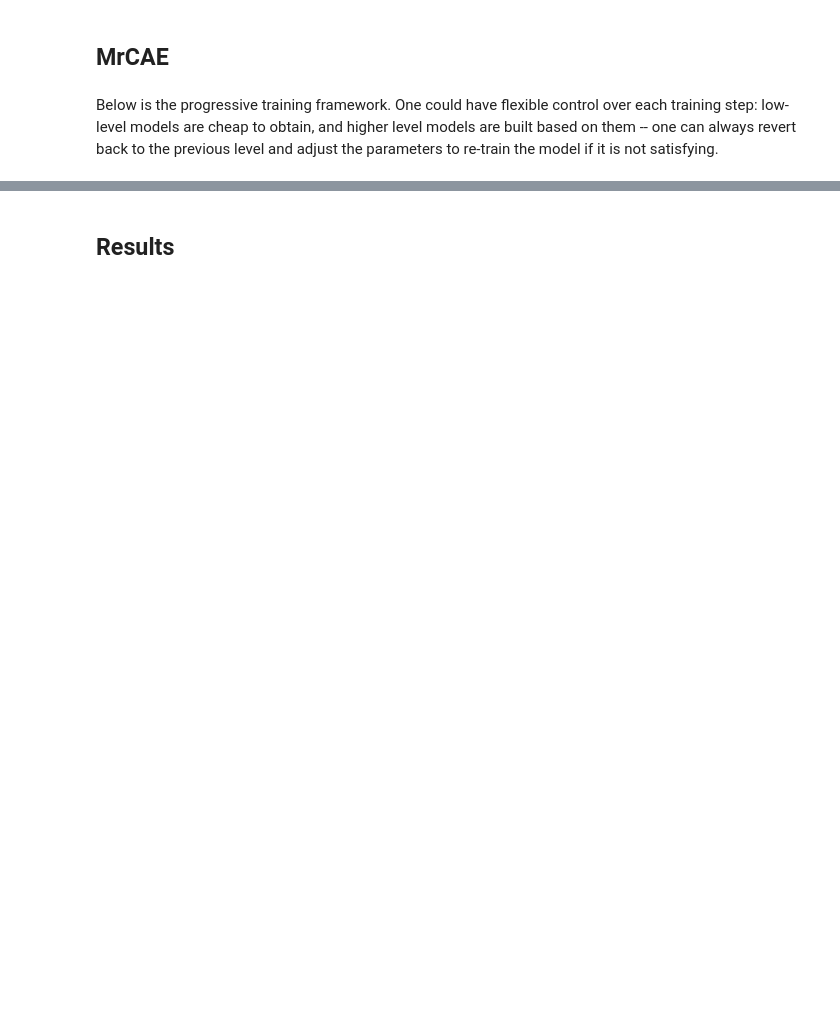
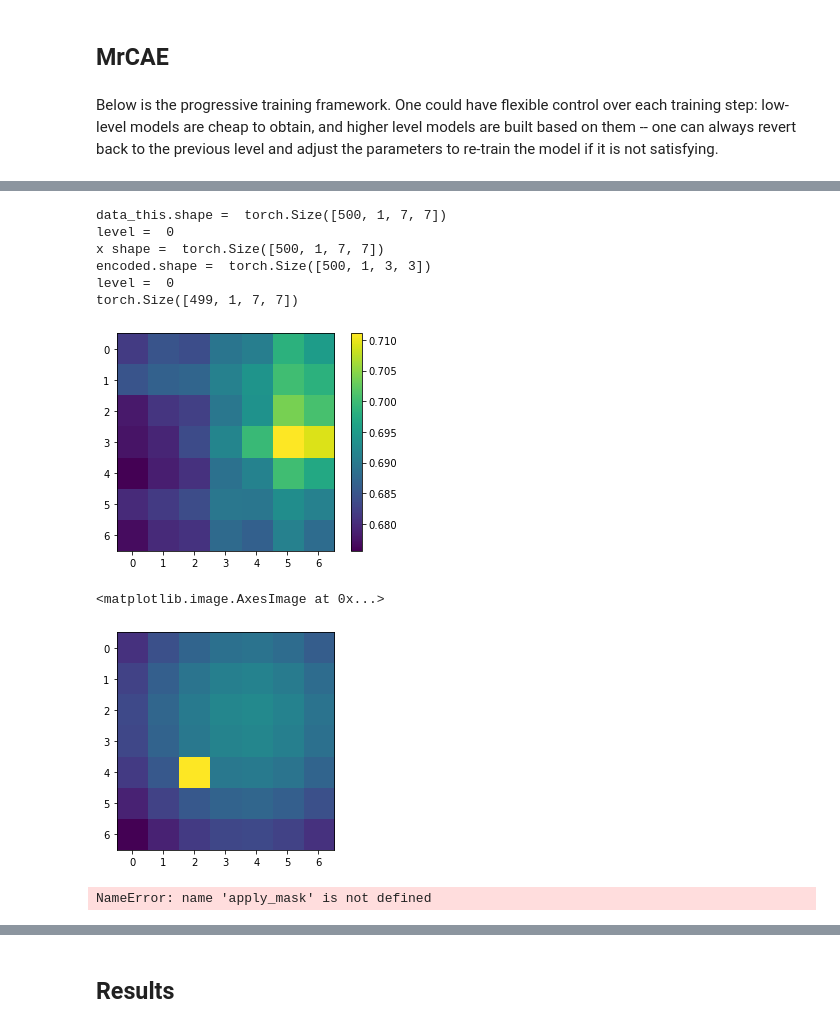
Before and after one commit to KatieJ16/Time_Space_multiscale, a Jupyter notebook: MrCAE/scripts/MrCAE_toy1-Copy1.ipynb, the cells around one changed output, grey strips where cells are left out. Drawn from its saved outputs; the diff is of its cells as text; code cells hidden in the pictures; blank space fills up the shorter version.

```diff
--- a/MrCAE/scripts/MrCAE_toy1-Copy1.ipynb
+++ b/MrCAE/scripts/MrCAE_toy1-Copy1.ipynb
@@ -79,0 +183,30 @@ if Training:
+# %%
+data_this = obtain_data_at_current_level(data, 0,5)
+print("data_this.shape = ", data_this.shape)
+predicted = model.predict_in_middle(data_this, 0)
+print(predicted.shape)
+plt.imshow(predicted[0,0].detach().numpy())
+plt.colorbar()
+plt.show()
+
+plt.imshow(data_this[1,0])
+
+# mse = np.mean(((data_this - decoded)**2).detach().numpy(), axis=(1,2,3))
+
+# print(mse.shape)
+# plt.semilogy(mse)
+
+# mse = np.mean(((data_this[1:] - predicted)**2).detach().numpy(), axis=(1,2,3))
+
+# print(mse.shape)
+# plt.semilogy(mse)
+# %% [output]
+data_this.shape =  torch.Size([500, 1, 7, 7])
+level =  0
+x shape =  torch.Size([500, 1, 7, 7])
+encoded.shape =  torch.Size([500, 1, 3, 3])
+level =  0
+torch.Size([499, 1, 7, 7])
+[figure, added]
+<matplotlib.image.AxesImage at 0x...>
+[figure, added]
@@ -79,0 +363,22 @@ if Training:
+# %%
+
+
+data = torch.tensor(scaled_Phi).T.unsqueeze(1).float()
+data_this = obtain_data_at_current_level(data, 1,5)
+model = models['model_L1_0']
+y_0, all_inputs, all_outputs, all_hidden = model.forward(data_this, 1)
+model = models['model_L1_1']
+y, all_inputs, all_outputs, all_hidden = model.forward(data_this, 1, True, True)
+
+encoded = encode(model, data_this, 1)
+
+decoded = decode(model, encoded, 1, y_0)
+
+mse = np.mean(((decoded - y)**2).detach().numpy(), axis=(1,2,3))
+plt.plot(mse)
+plt.show()
+
+plt.plot(y[:,0,0,0].detach().numpy())
+plt.plot(decoded[:,0,0,0].detach().numpy())
+# %% [output]
+NameError: name 'apply_mask' is not defined
```
Also changed, not shown: parts of 29 cells of this notebook, 1 other file.
